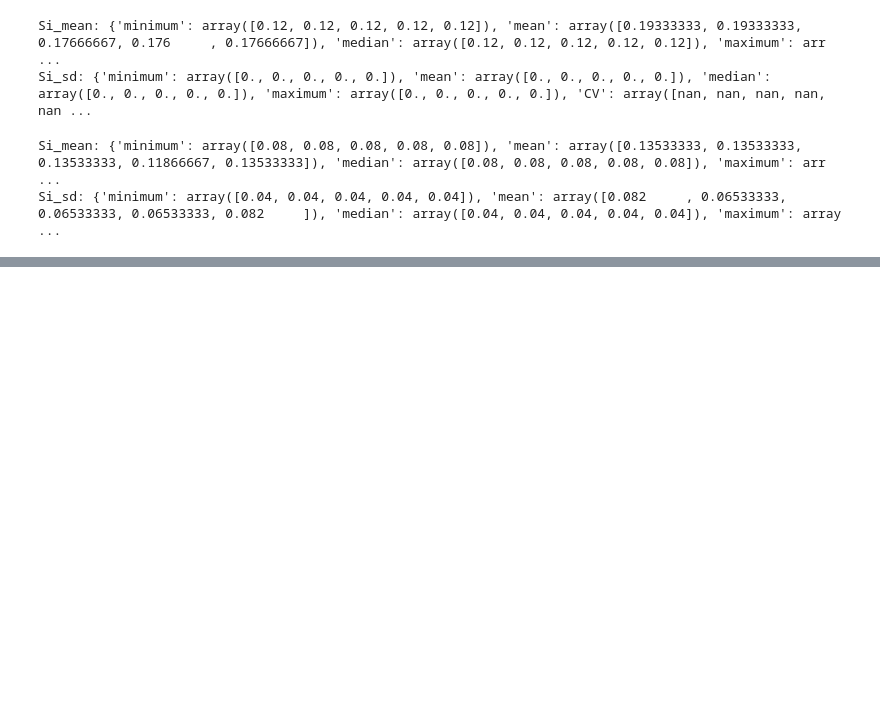
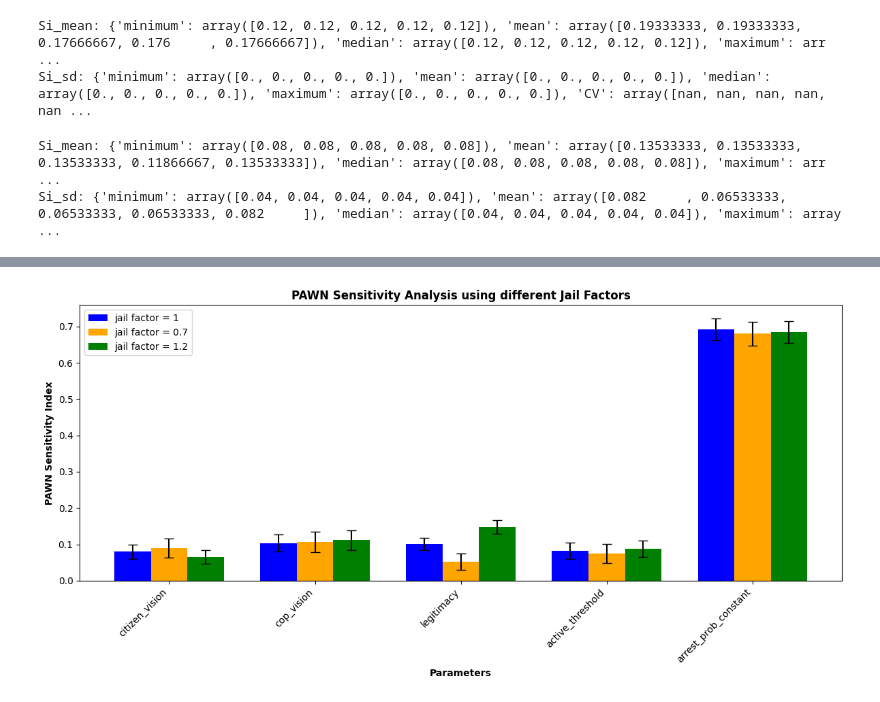
Before and after one commit to yehuihe/epstein_network_civil_violence, a Jupyter notebook: PAWN_analysis.ipynb, the cells around one changed output, grey strips where cells are left out. Cells and saved outputs as stored; diff of their text form; code cells hidden in the pictures; blank space fills up the shorter version.

```diff
--- a/PAWN_analysis.ipynb
+++ b/PAWN_analysis.ipynb
@@ -233,0 +282,47 @@ plt.show()
+# %%
+import matplotlib.pyplot as plt
+import numpy as np
+
+# data
+parameter_names = ['citizen_vision', 'cop_vision', 'legitimacy', 'active_threshold', 'arrest_prob_constant']
+original_model = [0.07963232, 0.10365556, 0.10029798, 0.08224343, 0.6929]
+jail_small = [0.090, 0.107, 0.052, 0.075, 0.680]
+jail_large = [0.065, 0.112, 0.148, 0.088, 0.685]
+confidence_intervals_original = [0.02, 0.023, 0.017, 0.022, 0.03]
+confidence_intervals_jail_small = [0.027, 0.028, 0.022, 0.026, 0.033]
+confidence_intervals_jail_large =  [0.019, 0.027, 0.019, 0.023, 0.030]
+
+# Plotting
+fig, ax = plt.subplots(figsize=(12, 6))
+
+# Define bar width
+bar_width = 0.25
+
+# Position of bars on x-axis
+r1 = np.arange(len(parameter_names))
+r2 = [x + bar_width for x in r1]
+r3 = [x + bar_width for x in r2]
+
+# Create bars
+bars1 = ax.bar(r1, original_model, color='blue', width=bar_width, yerr=confidence_intervals_original, capsize=5, label='jail factor = 1')
+bars2 = ax.bar(r2, jail_small, color='orange', width=bar_width, yerr=confidence_intervals_jail_small, capsize=5, label='jail factor = 0.7')
+bars3 = ax.bar(r3, jail_large, color='green', width=bar_width, yerr=confidence_intervals_jail_large, capsize=5, label='jail factor = 1.2')
+
+
+# Add labels and title
+ax.set_xlabel('Parameters', fontweight='bold')
+ax.set_ylabel('PAWN Sensitivity Index', fontweight='bold')
+ax.set_title('PAWN Sensitivity Analysis using different Jail Factors', fontweight='bold')
+
+# Add xticks on the middle of the group bars
+ax.set_xticks([r + bar_width for r in range(len(parameter_names))])
+ax.set_xticklabels(parameter_names, rotation=45, ha="right", fontsize=10)
+
+# Add legend
+ax.legend()
+
+# Adjust layout and show plot
+plt.tight_layout()
+plt.show()
+# %% [output]
+[figure, added]
```
Also changed, not shown: parts of 3 cells of this notebook.
